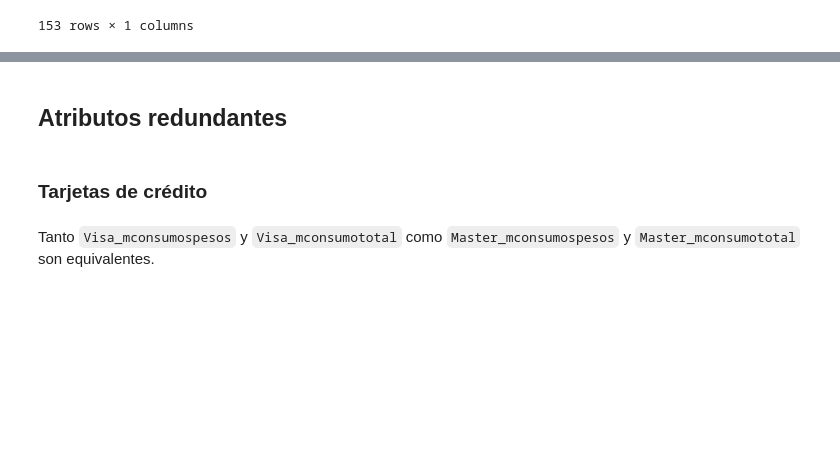
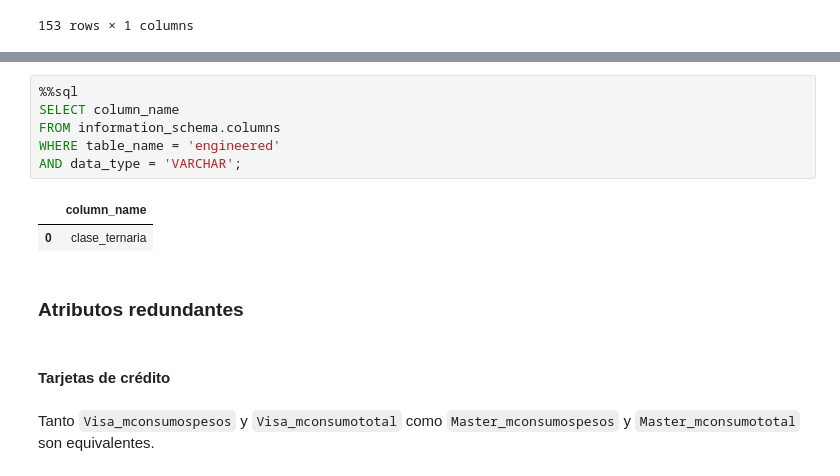
Before and after one commit to bettachini/dmeyf2023, a Jupyter notebook: experimentos/sql_eng_all6.ipynb, the cells around one changed output, grey strips where cells are left out. Drawn from its saved outputs; the diff is of its cells as text; blank space fills up the shorter version.

```diff
--- a/experimentos/sql_eng_all6.ipynb
+++ b/experimentos/sql_eng_all6.ipynb
@@ -181,7 +246,16 @@ WHERE table_name = 'engineered'
+# %%
+%%sql
+SELECT column_name
+FROM information_schema.columns
+WHERE table_name = 'engineered'
+AND data_type = 'VARCHAR';
+# %% [output]
+|  | column_name |
+| 0 | clase_ternaria |
 # %% [markdown]
-## Atributos redundantes
+### Atributos redundantes
 # %% [markdown]
-### Tarjetas de crédito
+#### Tarjetas de crédito
 # %% [markdown]
 Tanto `Visa_mconsumospesos` y `Visa_mconsumototal` como `Master_mconsumospesos` y `Master_mconsumototal` son equivalentes.
 # %%
```
Also changed, not shown: parts of 20 cells of this notebook, 2 other files.
